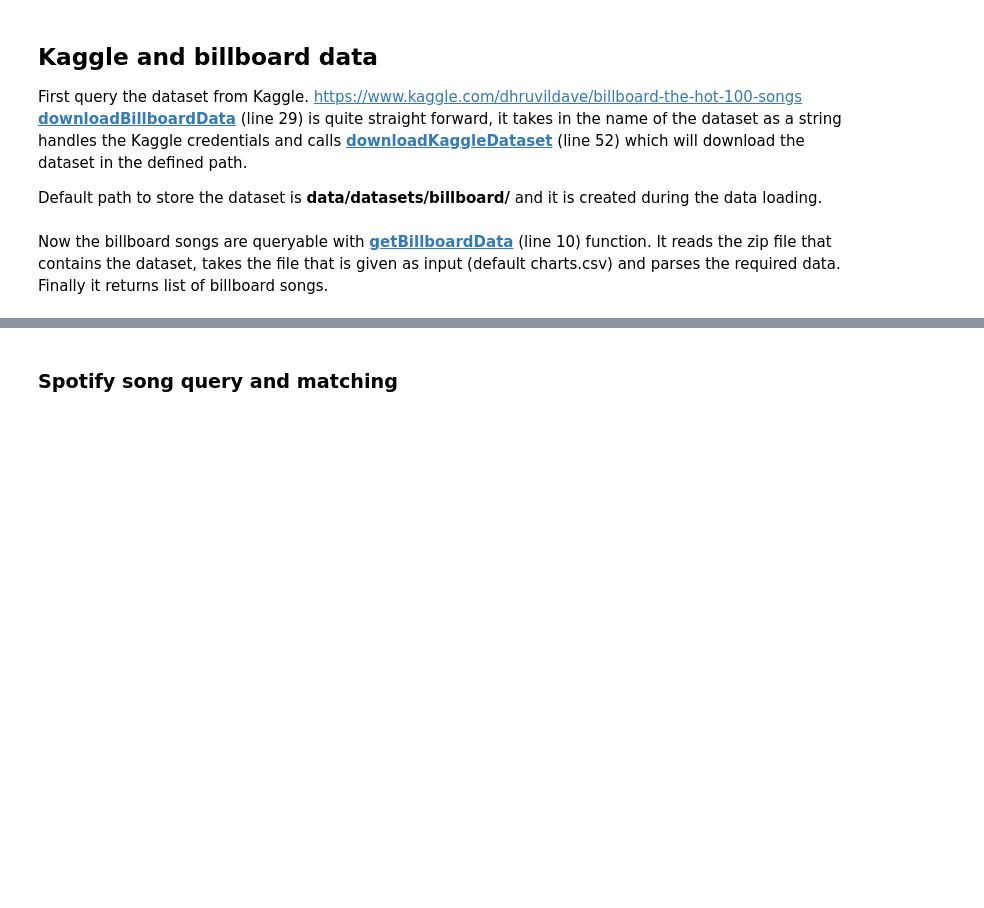
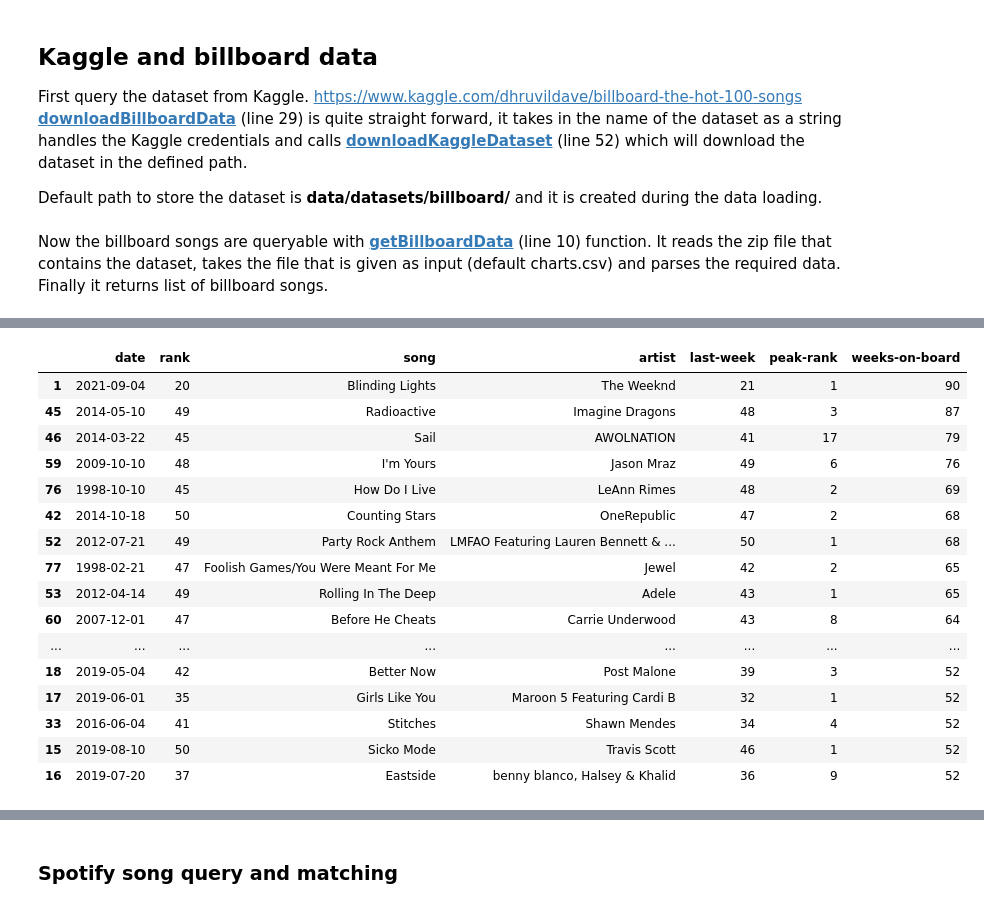
Before and after one commit to doslindos/billboard-ml-notes, a Jupyter notebook: src/thesis_results.ipynb, the cells around one changed output, grey strips where cells are left out. Drawn from its saved outputs; the diff is of its cells as text; code cells hidden in the pictures; blank space fills up the shorter version.

```diff
--- a/src/thesis_results.ipynb
+++ b/src/thesis_results.ipynb
@@ -68,4 +94,7 @@ Now the billboard songs are queryable with [**getBillboardData**](data/query/bil
 billboardTracks = getBillboardData('data/datasets/billboard/billboard-the-hot-100-songs.zip')
 # %%
 # View 10 first songs
-print(billboardTracks[:10]) # Change to Pandas !!!
+import pandas
+
+billboardDf = pandas.DataFrame(billboardTracks)
+billboardDf
@@ -71,0 +132,5 @@ print(billboardTracks[:10]) # Change to Pandas !!!
+# %%
+# Songs that are in the list more than a year
+billboardDf.columns
+overYearInList = billboardDf[billboardDf['weeks-on-board'].astype(int) >= 52].drop_duplicates(subset=['song', 'artist'], ignore_index=True)
+overYearInList
@@ -72,3 +151,25 @@ print(billboardTracks[:10]) # Change to Pandas !!!
+# %%
+from IPython.display import display
+with pandas.option_context('display.max_rows', 100, 'display.max_columns', 10):
+    display(overYearInList.sort_values('weeks-on-board', ascending=False))
+# %% [output]
+|  | date | rank | song | artist | last-week | peak-rank | weeks-on-board |
+| 1 | 2021-09-04 | 20 | Blinding Lights | The Weeknd | 21 | 1 | 90 |
+| 45 | 2014-05-10 | 49 | Radioactive | Imagine Dragons | 48 | 3 | 87 |
+| 46 | 2014-03-22 | 45 | Sail | AWOLNATION | 41 | 17 | 79 |
+| 59 | 2009-10-10 | 48 | I'm Yours | Jason Mraz | 49 | 6 | 76 |
+| 76 | 1998-10-10 | 45 | How Do I Live | LeAnn Rimes | 48 | 2 | 69 |
+| 42 | 2014-10-18 | 50 | Counting Stars | OneRepublic | 47 | 2 | 68 |
+| 52 | 2012-07-21 | 49 | Party Rock Anthem | LMFAO Featuring Lauren Bennett & ... | 50 | 1 | 68 |
+| 77 | 1998-02-21 | 47 | Foolish Games/You Were Meant For Me | Jewel | 42 | 2 | 65 |
+| 53 | 2012-04-14 | 49 | Rolling In The Deep | Adele | 43 | 1 | 65 |
+| 60 | 2007-12-01 | 47 | Before He Cheats | Carrie Underwood | 43 | 8 | 64 |
+| ... | ... | ... | ... | ... | ... | ... | ... |
+| 18 | 2019-05-04 | 42 | Better Now | Post Malone | 39 | 3 | 52 |
+| 17 | 2019-06-01 | 35 | Girls Like You | Maroon 5 Featuring Cardi B | 32 | 1 | 52 |
+| 33 | 2016-06-04 | 41 | Stitches | Shawn Mendes | 34 | 4 | 52 |
+| 15 | 2019-08-10 | 50 | Sicko Mode | Travis Scott | 46 | 1 | 52 |
+| 16 | 2019-07-20 | 37 | Eastside | benny blanco, Halsey & Khalid | 36 | 9 | 52 |
 # %% [markdown]
 ## <a id='spotify'></a>Spotify and audio features
 
```
Also changed, not shown: parts of 14 cells of this notebook, 4 other files.
